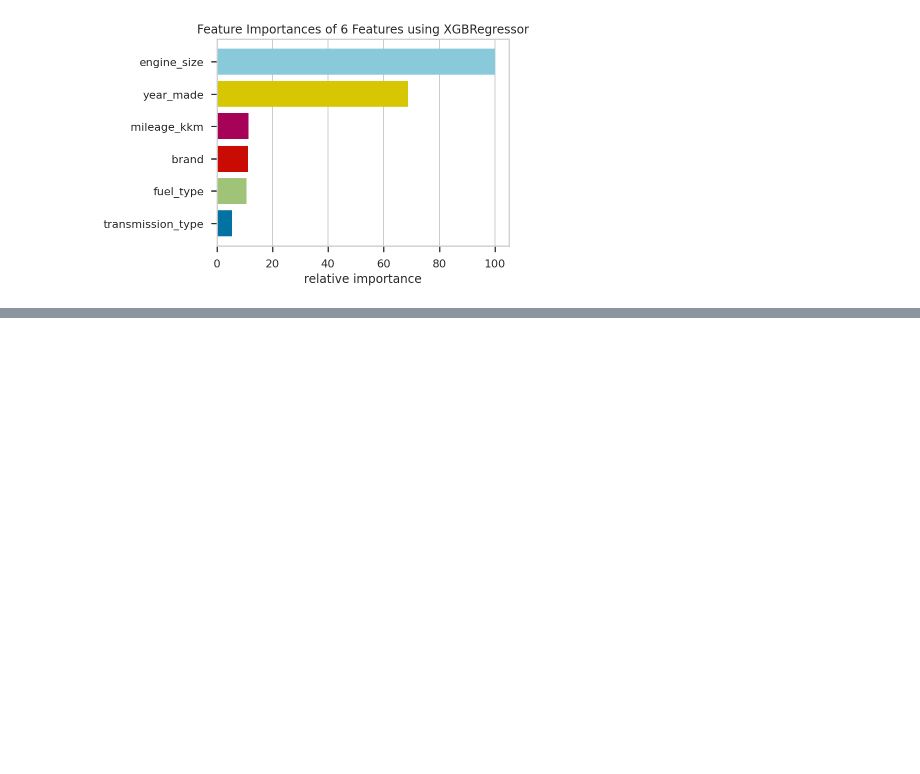
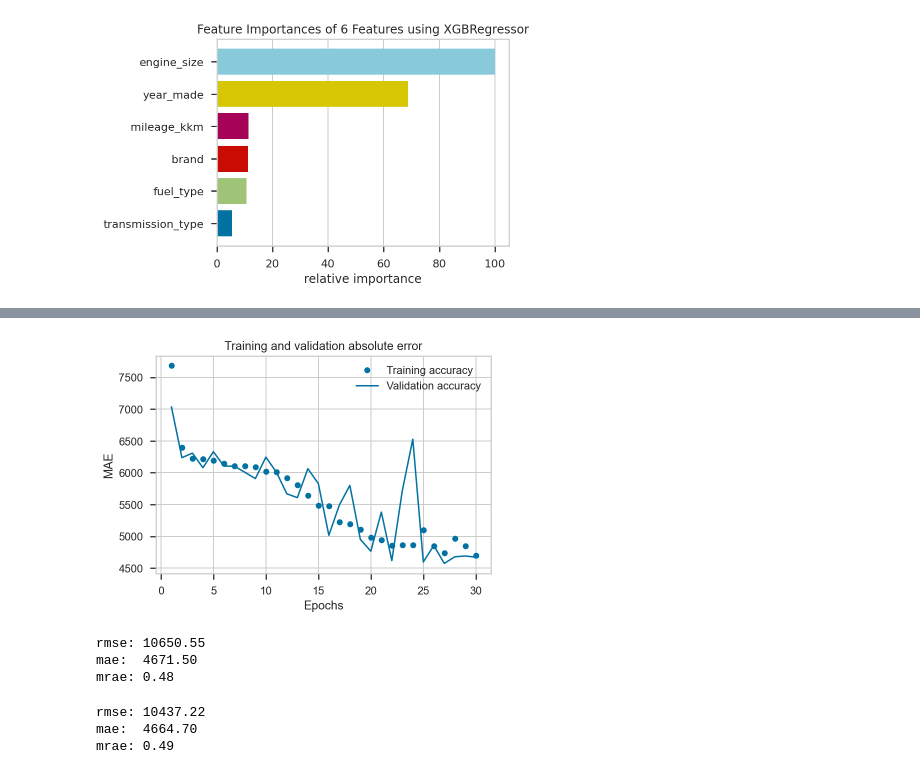
Before and after one commit to MorhaliukOL/ML_Project, a Jupyter notebook: analysis/autoria_tabular.ipynb, the cells around one changed output, grey strips where cells are left out. Saved outputs shown, nothing was run; the diff lists cells and outputs as text; code cells hidden in the pictures; blank space fills up the shorter version.

```diff
--- a/analysis/autoria_tabular.ipynb
+++ b/analysis/autoria_tabular.ipynb
@@ -1044,0 +1081,28 @@ plt.show()
+# %%
+acc = history_dict['mae']
+val_acc = history_dict['val_mae']
+plt.plot(epochs, acc, 'bo', label='Training accuracy')
+plt.plot(epochs, val_acc, 'b', label='Validation accuracy')
+plt.title('Training and validation absolute error')
+plt.xlabel('Epochs')
+plt.ylabel('MAE')
+plt.legend()
+plt.show()
+# %% [output]
+[figure, added]
+# %%
+test_predictions = model.predict(X_tsr)
+
+print_metrics(y_tsr, test_predictions.squeeze())
+# %% [output]
+rmse: 10650.55
+mae:  4671.50
+mrae: 0.48
+# %%
+train_predictions = model.predict(X_trr)
+
+print_metrics(y_trr, train_predictions.squeeze())
+# %% [output]
+rmse: 10437.22
+mae:  4664.70
+mrae: 0.49
```
Also changed, not shown: parts of 7 cells of this notebook.
